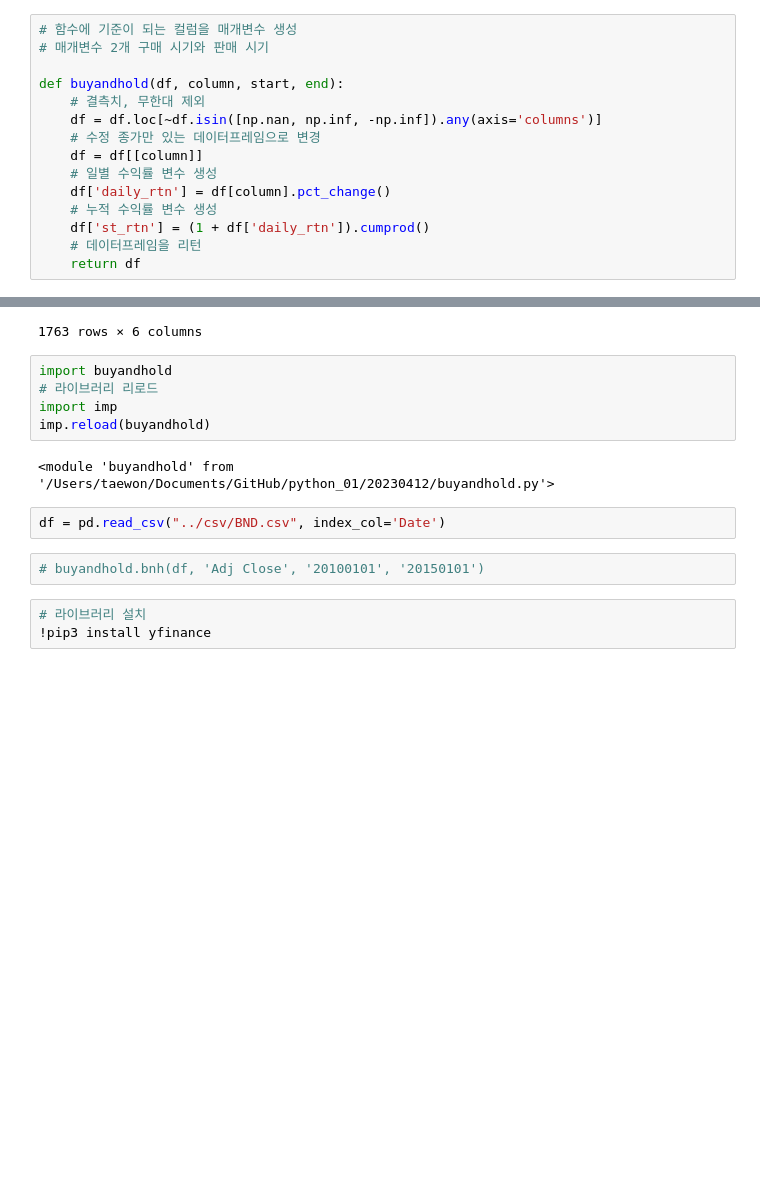
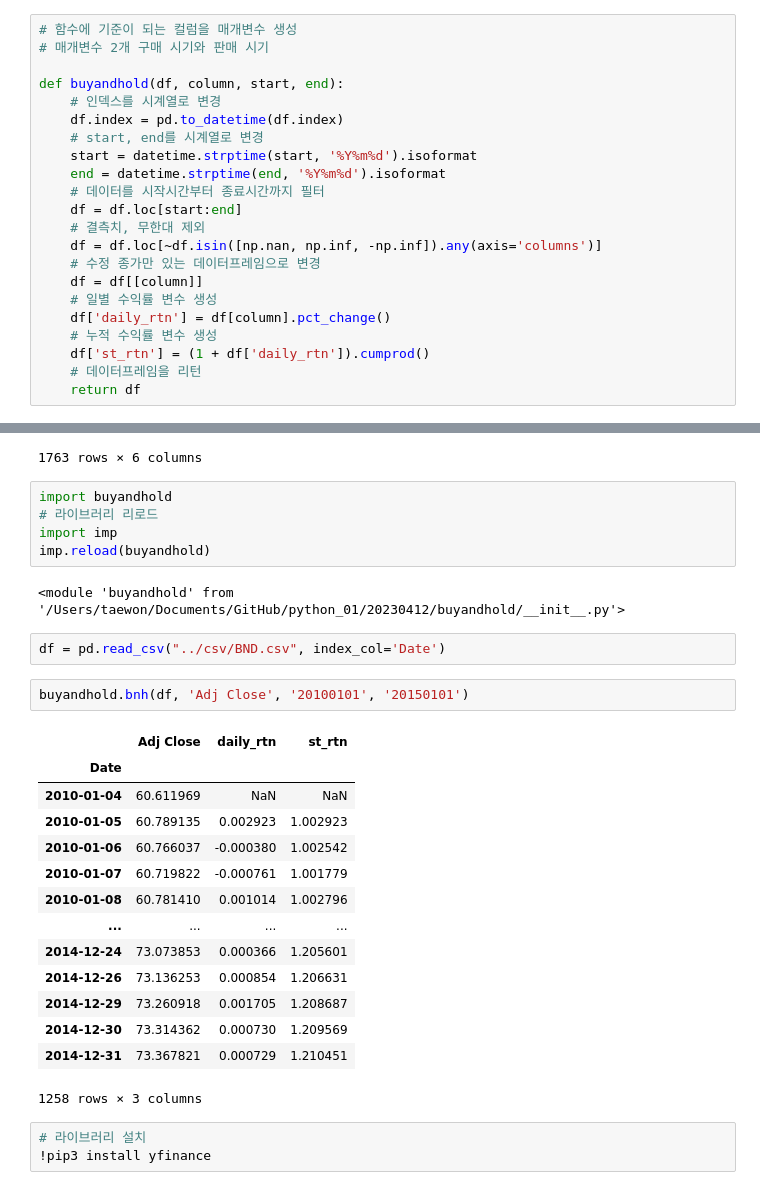
Before and after one commit to iamtaewon/python_01, a Jupyter notebook: 20230412/02_buyandhold.ipynb, the cells around one changed output, grey strips where cells are left out. Cells and saved outputs as stored; diff of their text form; blank space fills up the shorter version.

```diff
--- a/20230412/02_buyandhold.ipynb
+++ b/20230412/02_buyandhold.ipynb
@@ -88,6 +90,13 @@ df = pd.read_csv('../csv/AAPL.csv')
 # 매개변수 2개 구매 시기와 판매 시기
 
 def buyandhold(df, column, start, end):
+    # 인덱스를 시계열로 변경
+    df.index = pd.to_datetime(df.index)
+    # start, end를 시계열로 변경
+    start = datetime.strptime(start, '%Y%m%d').isoformat
+    end = datetime.strptime(end, '%Y%m%d').isoformat
+    # 데이터를 시작시간부터 종료시간까지 필터
+    df = df.loc[start:end]
     # 결측치, 무한대 제외
     df = df.loc[~df.isin([np.nan, np.inf, -np.inf]).any(axis='columns')]
     # 수정 종가만 있는 데이터프레임으로 변경
@@ -149,11 +151,26 @@ import buyandhold
 import imp
 imp.reload(buyandhold)
 # %% [output]
-<module 'buyandhold' from '/Users/taewon/Documents/GitHub/python_01/20230412/buyandhold.py'>
+<module 'buyandhold' from '/Users/taewon/Documents/GitHub/python_01/20230412/buyandhold/__init__.py'>
 # %%
 df = pd.read_csv("../csv/BND.csv", index_col='Date')
 # %%
-# buyandhold.bnh(df, 'Adj Close', '20100101', '20150101')
+buyandhold.bnh(df, 'Adj Close', '20100101', '20150101')
+# %% [output]
+|  | Adj Close | daily_rtn | st_rtn |
+| Date |  |  |  |
+| 2010-01-04 | 60.611969 | NaN | NaN |
+| 2010-01-05 | 60.789135 | 0.002923 | 1.002923 |
+| 2010-01-06 | 60.766037 | -0.000380 | 1.002542 |
+| 2010-01-07 | 60.719822 | -0.000761 | 1.001779 |
+| 2010-01-08 | 60.781410 | 0.001014 | 1.002796 |
+| ... | ... | ... | ... |
+| 2014-12-24 | 73.073853 | 0.000366 | 1.205601 |
+| 2014-12-26 | 73.136253 | 0.000854 | 1.206631 |
+| 2014-12-29 | 73.260918 | 0.001705 | 1.208687 |
+| 2014-12-30 | 73.314362 | 0.000730 | 1.209569 |
+| 2014-12-31 | 73.367821 | 0.000729 | 1.210451 |
+1258 rows × 3 columns
 # %%
 # 라이브러리 설치
 !pip3 install yfinance
```
Also changed, not shown: parts of 3 cells of this notebook, 4 other files.
